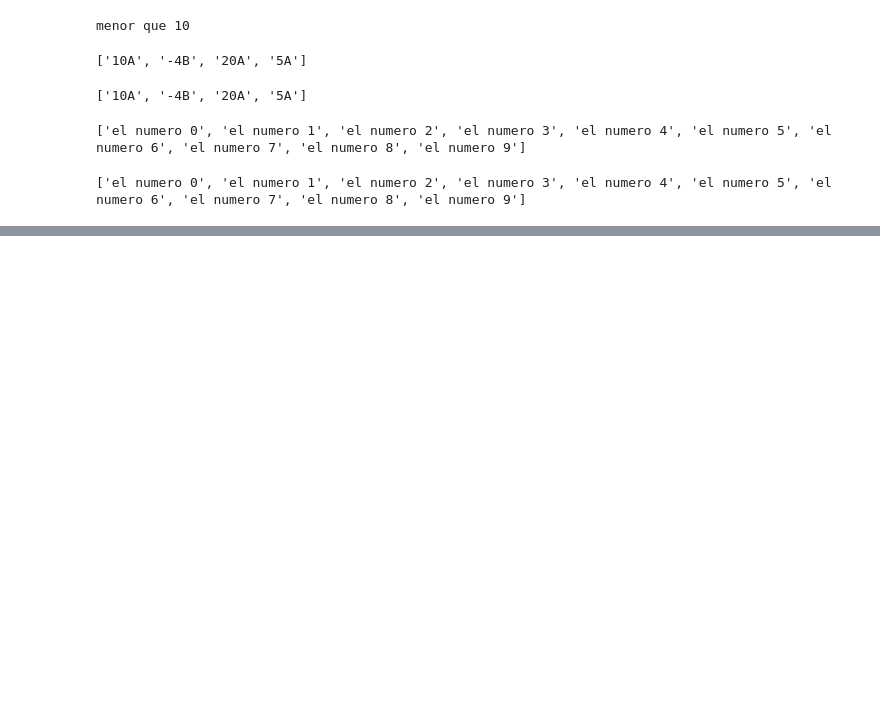
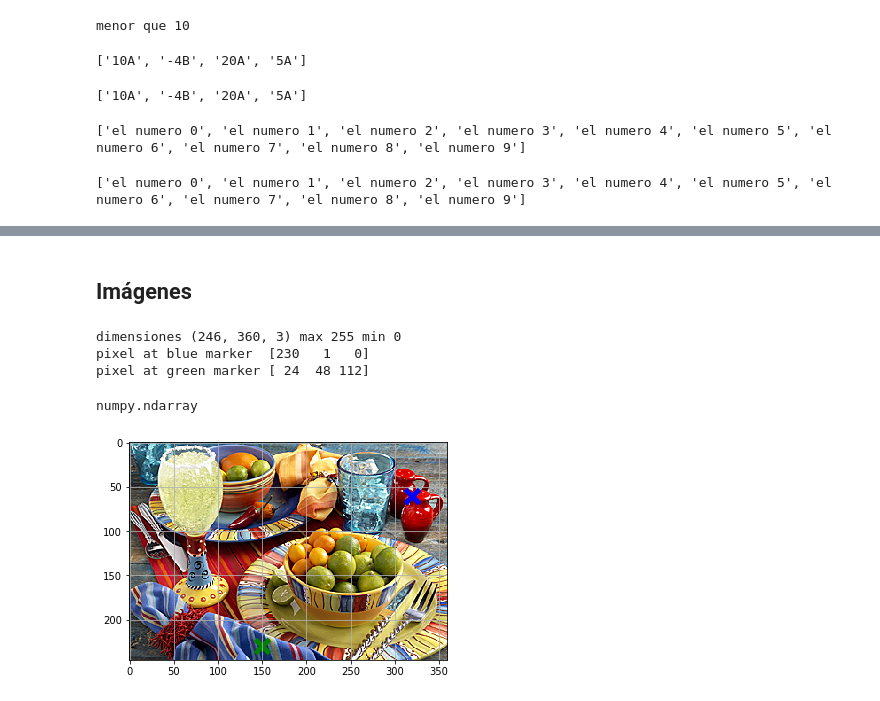
Before and after one commit to rramosp/20182.mldl, a Jupyter notebook: SESION 1.2 - Python.ipynb, the cells around one changed output, grey strips where cells are left out. Cells and saved outputs as stored; diff of their text form; code cells hidden in the pictures; blank space fills up the shorter version.

```diff
--- a/SESION 1.2 - Python.ipynb
+++ b/SESION 1.2 - Python.ipynb
@@ -520,0 +552,25 @@ print r
+# %% [markdown]
+## Imágenes
+# %%
+from skimage import io
+import matplotlib.pyplot as plt
+import numpy as np
+from IPython.display import Image
+from scipy.signal import convolve2d
+%matplotlib inline
+
+img = io.imread("imgs/sample_img.jpg")
+print "dimensiones", img.shape, "max", np.max(img), "min", np.min(img)
+plt.scatter(320,60, marker="x", s=200, linewidth=5, c="b")
+plt.scatter(150,230, marker="x", s=200, linewidth=5, c="g")
+print "pixel at blue marker ", img[60,320,:]
+print "pixel at green marker", img[230,150,:]
+plt.grid() # remove gridlines
+plt.imshow(img)
+type(img)
+# %% [output]
+dimensiones (246, 360, 3) max 255 min 0
+pixel at blue marker  [230   1   0]
+pixel at green marker [ 24  48 112]
+numpy.ndarray
+[figure, added]
```
Also changed, not shown: parts of 10 cells of this notebook, 2 other files.
